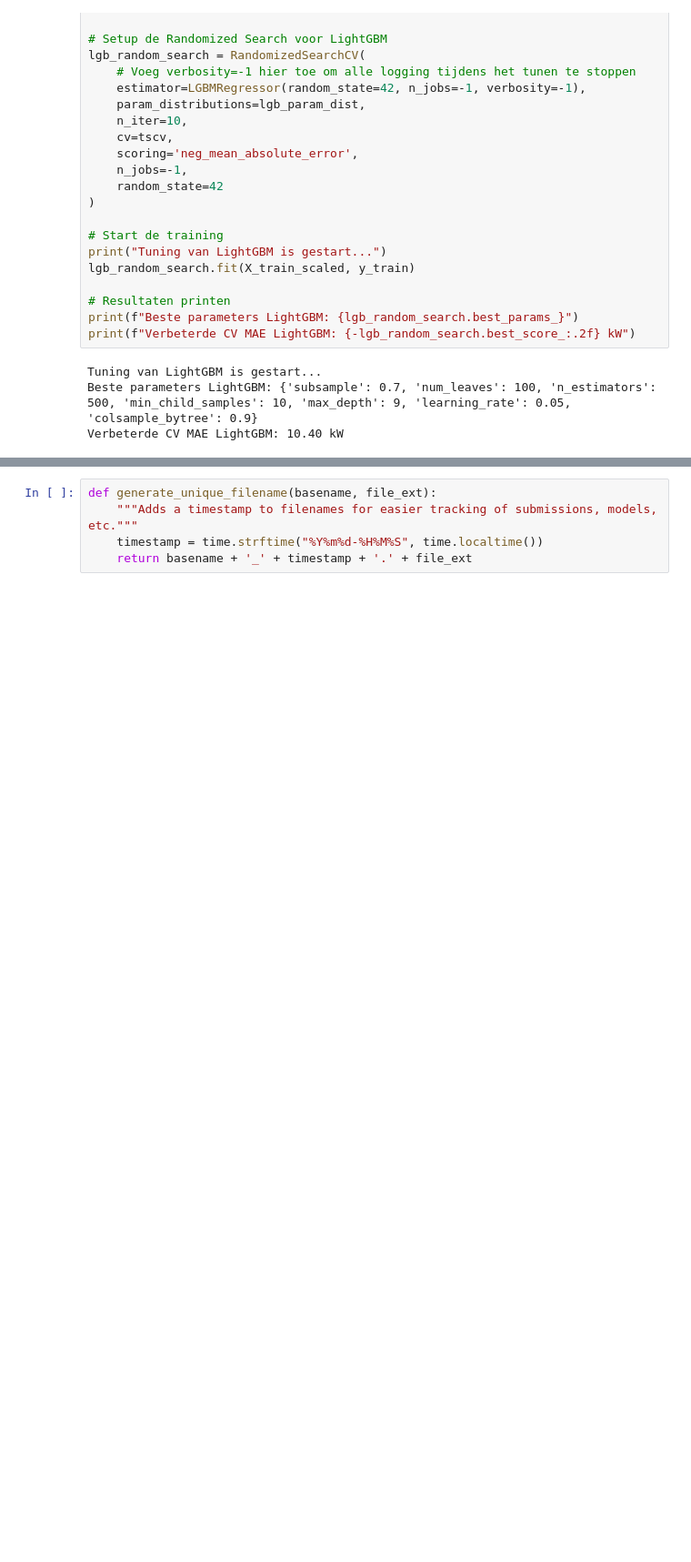
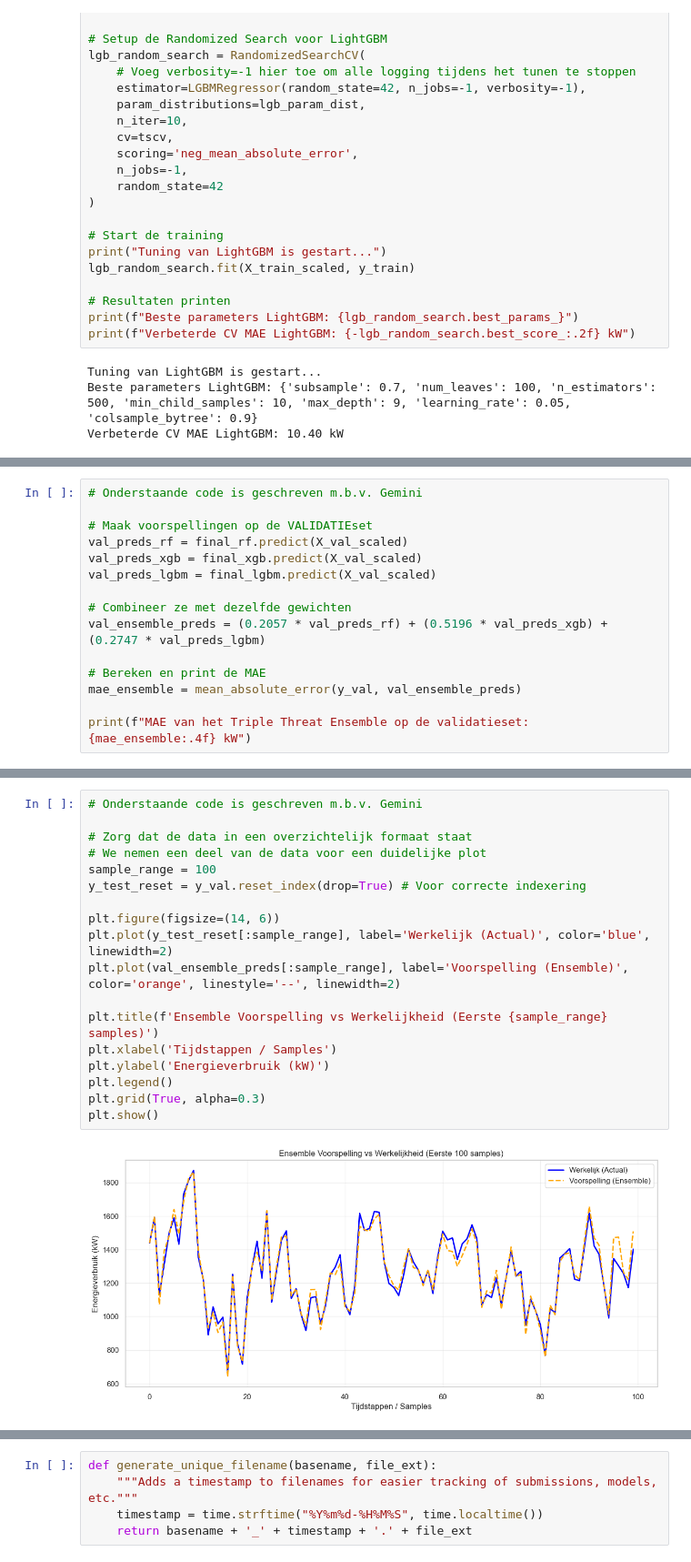
Before and after one commit to vsi7-m/ml-2025-vub-predicting-wind-turbine-power-output, a Jupyter notebook: LISA_WEI_0614940-final_report.ipynb, the cells around one changed output, grey strips where cells are left out. Shown at 91% size. Cells and saved outputs as stored; diff of their text form; blank space fills up the shorter version.

```diff
--- a/LISAWEI.ipynb
+++ b/LISA_WEI_0614940-final_report.ipynb
@@ -792,0 +1134,15 @@ Verbeterde CV MAE LightGBM: 10.40 kW
+# %%
+# Onderstaande code is geschreven m.b.v. Gemini
+
+# Maak voorspellingen op de VALIDATIEset
+val_preds_rf = final_rf.predict(X_val_scaled)
+val_preds_xgb = final_xgb.predict(X_val_scaled)
+val_preds_lgbm = final_lgbm.predict(X_val_scaled)
+
+# Combineer ze met dezelfde gewichten
+val_ensemble_preds = (0.2057 * val_preds_rf) + (0.5196 * val_preds_xgb) + (0.2747 * val_preds_lgbm)
+
+# Bereken en print de MAE
+mae_ensemble = mean_absolute_error(y_val, val_ensemble_preds)
+
+print(f"MAE van het Triple Threat Ensemble op de validatieset: {mae_ensemble:.4f} kW")
@@ -792,0 +1184,20 @@ Verbeterde CV MAE LightGBM: 10.40 kW
+# %%
+# Onderstaande code is geschreven m.b.v. Gemini
+
+# Zorg dat de data in een overzichtelijk formaat staat
+# We nemen een deel van de data voor een duidelijke plot
+sample_range = 100
+y_test_reset = y_val.reset_index(drop=True) # Voor correcte indexering
+
+plt.figure(figsize=(14, 6))
+plt.plot(y_test_reset[:sample_range], label='Werkelijk (Actual)', color='blue', linewidth=2)
+plt.plot(val_ensemble_preds[:sample_range], label='Voorspelling (Ensemble)', color='orange', linestyle='--', linewidth=2)
+
+plt.title(f'Ensemble Voorspelling vs Werkelijkheid (Eerste {sample_range} samples)')
+plt.xlabel('Tijdstappen / Samples')
+plt.ylabel('Energieverbruik (kW)')
+plt.legend()
+plt.grid(True, alpha=0.3)
+plt.show()
+# %% [output]
+[figure, added]
```
Also changed, not shown: parts of 114 cells of this notebook, 6 other files.
